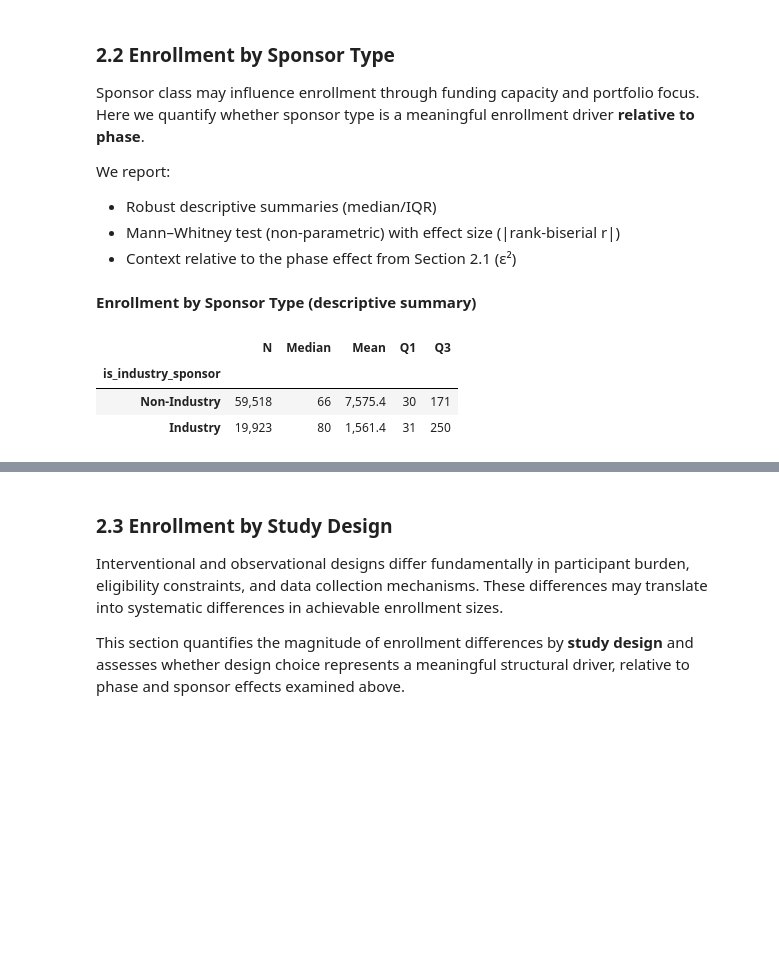
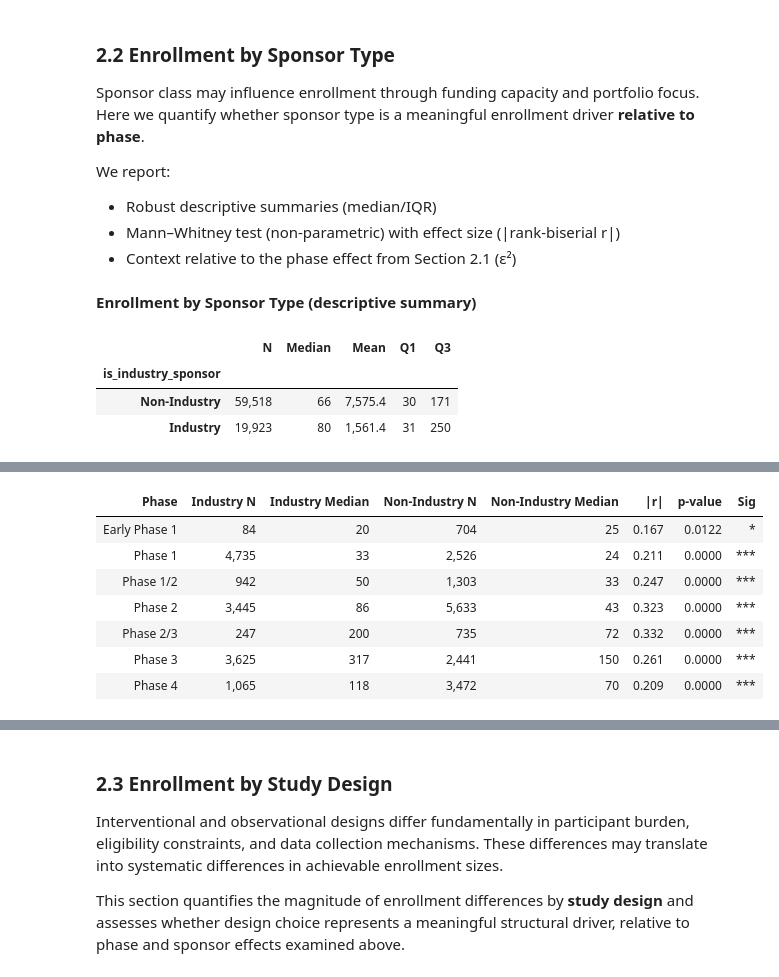
Before and after one commit to Pevicsanch/Clinical-Trial-Analytics, a Jupyter notebook: notebooks/03_enrollment_performance.ipynb, the cells around one changed output, grey strips where cells are left out. Drawn from its saved outputs; the diff is of its cells as text; code cells hidden in the pictures; blank space fills up the shorter version.

```diff
--- a/notebooks/03_enrollment_performance.ipynb
+++ b/notebooks/03_enrollment_performance.ipynb
@@ -907,8 +1100,9 @@ We report:
 # 2.2 Evidence: Enrollment by Sponsor Type
 # ============================================================
 
-# Safety: fetch phase effect size if available (defined in 2.1)
-phase_effect = globals().get("epsilon_sq_phase", None)
+# Use global epsilon_sq_phase (defined in setup, set by Section 2.1)
+global epsilon_sq_phase
+phase_effect = epsilon_sq_phase
 
 # Descriptive summary
 sponsor_summary = (
@@ -953,6 +1147,7 @@ effect_label = (
 )
 
 # Epsilon-squared (for comparability with phase in conclusion)
+global epsilon_sq_sponsor
 k = 2
 h_sponsor, _ = kruskal(industry_enr, nonindustry_enr)
 epsilon_sq_sponsor = (h_sponsor - k + 1) / (n1 + n2 - k)
@@ -974,9 +1169,77 @@ but the effect magnitude is {effect_label}. With this sample size, the differenc
 its practical size is small.
 
 **Comparable effect size (ε²):** sponsor ε² = {epsilon_sq_sponsor:.4f} | {phase_context}
+"""))
 
-Sponsor differences are an order of magnitude smaller than phase differences. Sponsor type is treated as a **secondary control** in Section 3.
+# ============================================================
+# Phase-Stratified Analysis: Does sponsor effect persist within phases?
+# ============================================================
+# The univariate test may be confounded by phase composition.
+# Industry sponsors may prefer later phases with inherently larger enrollment.
+# Stratified analysis tests whether sponsor differences persist within phase strata.
+
+display(Markdown("""
+---
+#### Phase-stratified sponsor comparison
+
+The univariate comparison above may be confounded if industry sponsors concentrate in later phases
+(which have larger enrollment). Below we test sponsor differences **within each phase stratum**.
 """))
+
+# Stratified analysis
+strat_results = []
+for phase in PHASE_ORDER_CLINICAL:
+    df_phase = df_enr[df_enr["phase_group"] == phase]
+    ind = df_phase.loc[df_phase["is_industry_sponsor"] == 1, "enrollment"]
+    non = df_phase.loc[df_phase["is_industry_sponsor"] == 0, "enrollment"]
+
+    if len(ind) >= 20 and len(non) >= 20:
+        u, p = mannwhitneyu(ind, non, alternative="two-sided")
+        r = 1 - (2 * u) / (len(ind) * len(non))
+        strat_results.append({
+            "Phase": phase,
+            "Industry N": len(ind),
+            "Industry Median": ind.median(),
+            "Non-Industry N": len(non),
+            "Non-Industry Median": non.median(),
+            "|r|": abs(r),
+            "p-value": p,
+        })
+
+if strat_results:
+    df_strat = pd.DataFrame(strat_results)
+    df_strat["Sig"] = df_strat["p-value"].apply(lambda p: "***" if p < 0.001 else "**" if p < 0.01 else "*" if p < 0.05 else "")
+
+    display(df_strat.style.format({
+        "Industry N": "{:,.0f}",
+        "Industry Median": "{:,.0f}",
+        "Non-Industry N": "{:,.0f}",
+        "Non-Industry Median": "{:,.0f}",
+        "|r|": "{:.3f}",
+        "p-value": "{:.4f}",
+    }).hide(axis="index"))
+
+    # Summarize
+    sig_phases = df_strat[df_strat["p-value"] < 0.05]["Phase"].tolist()
+    max_r = df_strat["|r|"].max()
+
+    if sig_phases:
+        display(Markdown(f"""
+**Within-phase findings:** Sponsor differences remain statistically significant in {len(sig_phases)}/{len(df_strat)} phases,
+with effect sizes ranging up to |r| = {max_r:.3f}. The sponsor effect appears to be a genuine (though modest) structural factor,
+not purely an artifact of phase confounding.
+"""))
+    else:
+        display(Markdown("""
+**Within-phase findings:** Sponsor differences are not significant within individual phases,
+suggesting the univariate difference may be partly confounded by phase composition.
+"""))
+else:
+    display(Markdown("*Insufficient sample sizes for stratified analysis.*"))
+
+display(Markdown("""
+Sponsor type is treated as a **secondary control** in Section 3.
+"""))
 # %% [output]
 **Enrollment by Sponsor Type (descriptive summary)**
 |  | N | Median | Mean | Q1 | Q3 |
@@ -995,0 +1263,8 @@ Sponsor differences are an order of magnitude smaller than phase differences. Sp
+| Phase | Industry N | Industry Median | Non-Industry N | Non-Industry Median | |r| | p-value | Sig |
+| Early Phase 1 | 84 | 20 | 704 | 25 | 0.167 | 0.0122 | * |
+| Phase 1 | 4,735 | 33 | 2,526 | 24 | 0.211 | 0.0000 | *** |
+| Phase 1/2 | 942 | 50 | 1,303 | 33 | 0.247 | 0.0000 | *** |
+| Phase 2 | 3,445 | 86 | 5,633 | 43 | 0.323 | 0.0000 | *** |
+| Phase 2/3 | 247 | 200 | 735 | 72 | 0.332 | 0.0000 | *** |
+| Phase 3 | 3,625 | 317 | 2,441 | 150 | 0.261 | 0.0000 | *** |
+| Phase 4 | 1,065 | 118 | 3,472 | 70 | 0.209 | 0.0000 | *** |
```
Also changed, not shown: parts of 17 cells of this notebook.
